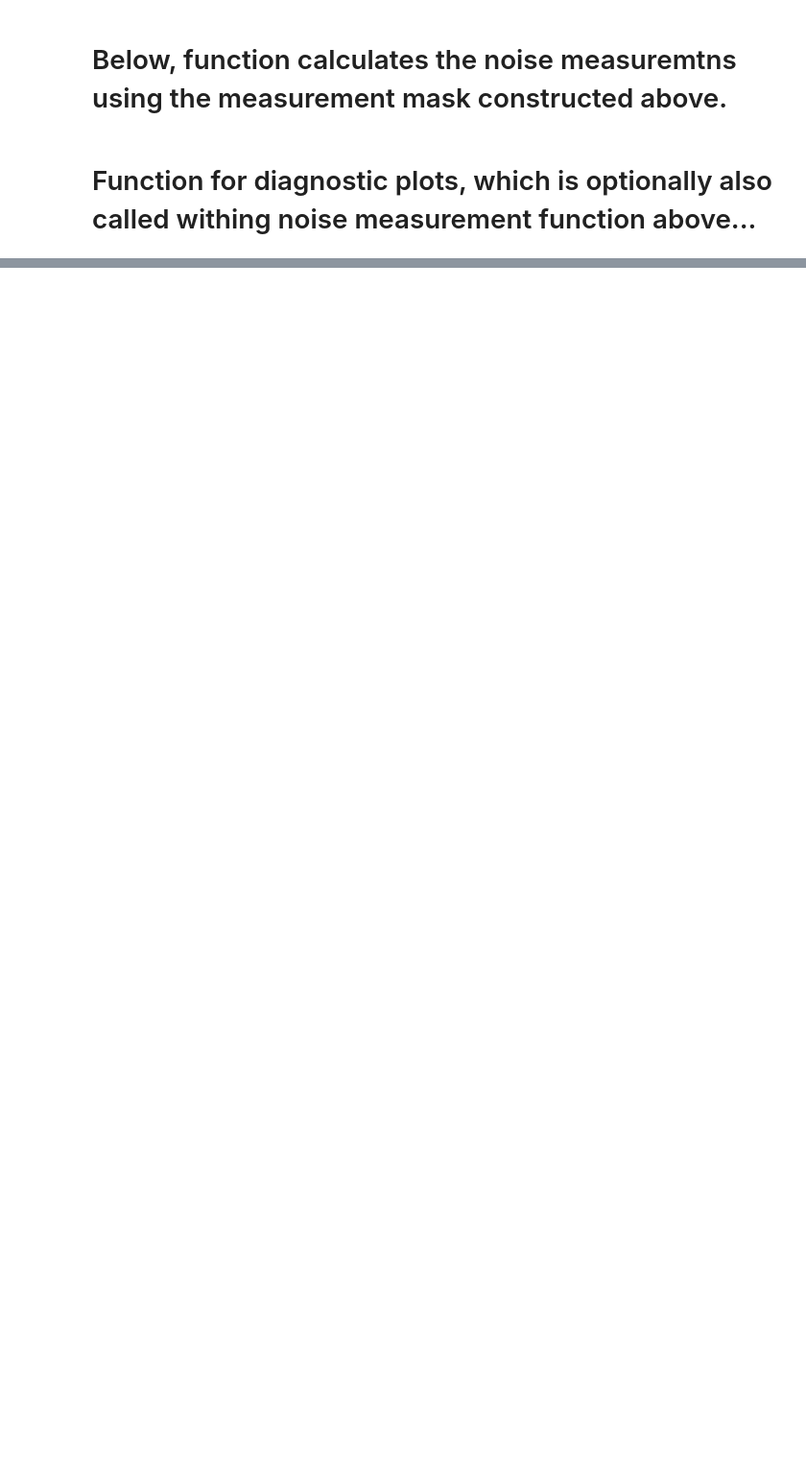
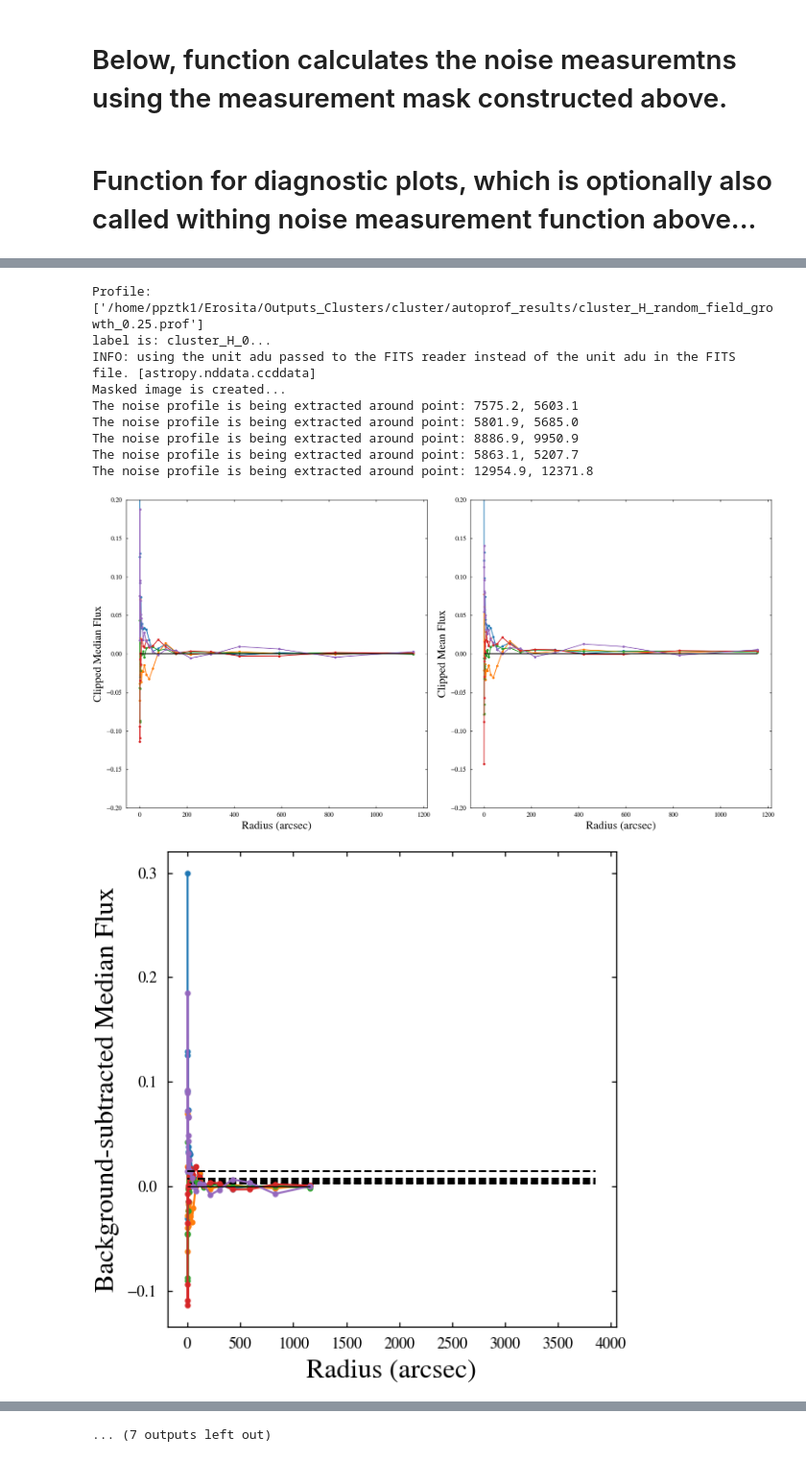
Before and after one commit to IntraClusterLight/nicl_q1, a Jupyter notebook: nbs/euclid/Measure_skypatch_noise.ipynb, the cells around one changed output, grey strips where cells are left out. Shown at 96% size. Saved outputs shown, nothing was run; the diff lists cells and outputs as text; code cells hidden in the pictures; blank space fills up the shorter version.

Commit message:
Updates to stack mask and including noise measurements

```diff
--- a/nbs/euclid/Measure_skypatch_noise.ipynb
+++ b/nbs/euclid/Measure_skypatch_noise.ipynb
@@ -884,0 +951,50 @@ for band in bands:
+# %%
+dataDir = Path('/home/ppztk1/euclid_data/Q1_R1_clusters_v0.7/sky_patch/')
+outputDir = Path('/home/ppztk1/Erosita/Outputs_Clusters/background_skypatch/')
+tempDir = outputDir / 'temp_cleaned'
+
+image_paths = {
+    "H": dataDir / 'EUC_NIR_W-STK_H-sky_patch.fits',
+    "J": dataDir / 'EUC_NIR_W-STK_J-sky_patch.fits',
+    "Y": dataDir / 'EUC_NIR_W-STK_Y-sky_patch.fits',
+}
+
+measurement_mask = outputDir / 'Skypatch_NIR_measurement_mask.fits'
+profileDir = Path('/home/ppztk1/Erosita/Outputs_Clusters/cluster/autoprof_results/')
+
+for band in ["H", "J", "Y"]:
+    print(f"Processing band {band}")
+
+    # Create background in output directory and background-subtracted images in temp directory
+    cleaned_paths = create_bkgsub_images(
+        image_paths={band: image_paths[band]},
+        measurement_mask_path=measurement_mask,
+        output_background_dir=outputDir,
+        temp_cleaned_dir=tempDir,
+        label=f"Skypatch_{band}"
+    )
+
+    cleaned_image_path = cleaned_paths[band]
+
+    prof_path = profileDir / f'cluster_H_random_field_growth_0.25.prof'
+    verbose = f'Skypatch_{band}'
+
+    # Measure noise on background subtracted image
+    extended_measurement_table, noise_measurements, label = measure_noise_in_circular_annuli(
+        image_path=cleaned_image_path,
+        object_mask_path=measurement_mask,
+        profile_path=prof_path,
+        hdul_index=0,
+        pixelscale=0.3,
+        num_points=5,
+        output_path=outputDir,
+        verbose=verbose,
+        show_annuli=False,
+        show_diagnostic_plots=True,
+        save_diagnostics=False
+    )
+
+    # Delete temp files
+    Path(cleaned_image_path).unlink()
+    print(f"Cleaned up temp file: {cleaned_image_path}")
+# %% [output]
@@ -884,0 +1004,11 @@ for band in bands:
+Profile: ['/home/ppztk1/Erosita/Outputs_Clusters/cluster/autoprof_results/cluster_H_random_field_growth_0.25.prof']
+label is: cluster_H_0...
+INFO: using the unit adu passed to the FITS reader instead of the unit adu in the FITS file. [astropy.nddata.ccddata]
+Masked image is created...
+The noise profile is being extracted around point: 7575.2, 5603.1
+The noise profile is being extracted around point: 5801.9, 5685.0
+The noise profile is being extracted around point: 8886.9, 9950.9
+The noise profile is being extracted around point: 5863.1, 5207.7
+The noise profile is being extracted around point: 12954.9, 12371.8
+[figure, added]
+[figure, added]
@@ -884,0 +1033 @@ for band in bands:
+... (7 outputs left out)
```
Also changed, not shown: parts of 15 cells of this notebook.
